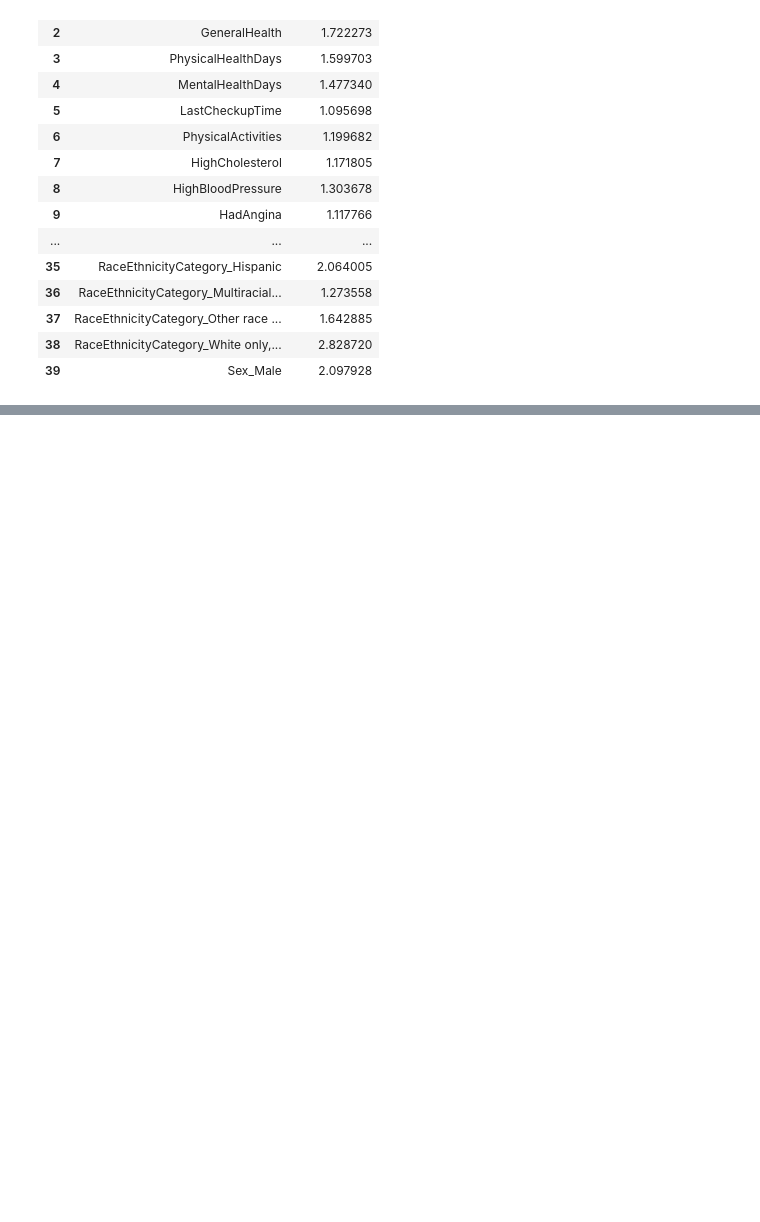
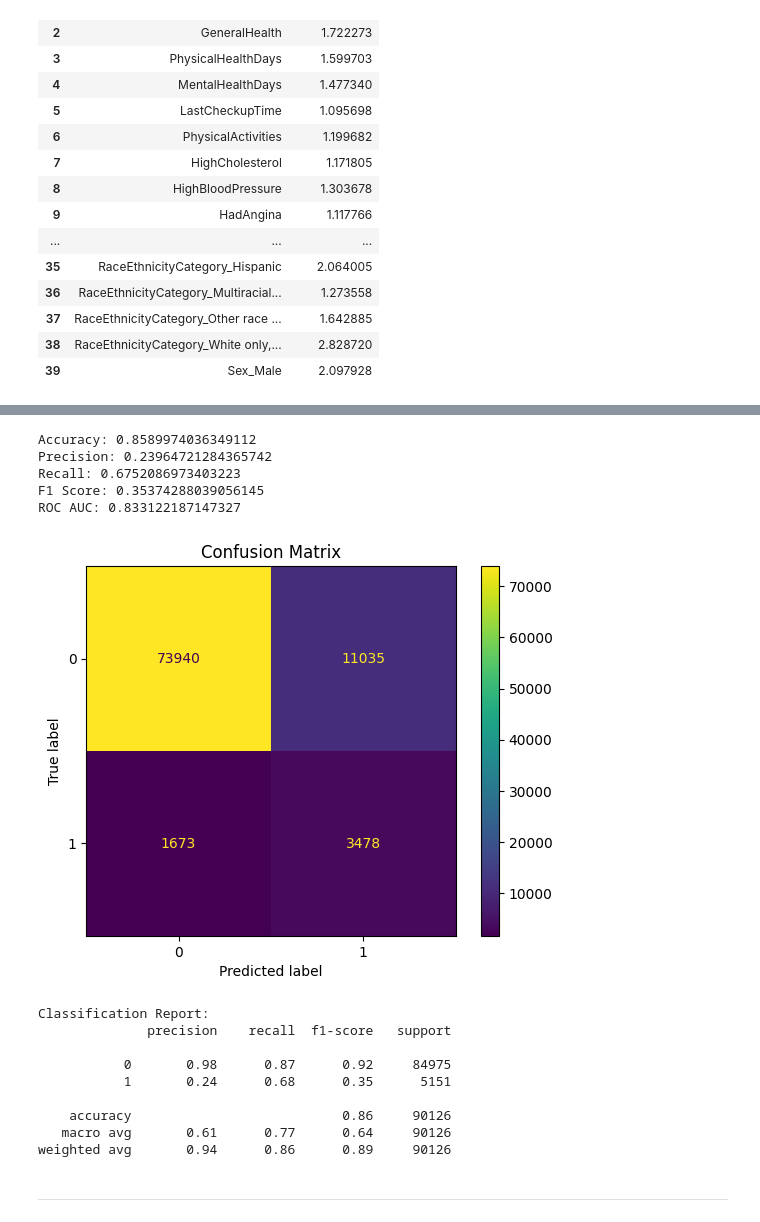
Before and after one commit to RedEye1605/9-Rhendy-Japelhendal-Saragih-Sumbayak-Sheyla-Natasha-Rahma-Ditia, a Jupyter notebook: notebooks/modeling.ipynb, the cells around one changed output, grey strips where cells are left out. Drawn from its saved outputs; the diff is of its cells as text; code cells hidden in the pictures; blank space fills up the shorter version.

```diff
--- a/notebooks/modeling.ipynb
+++ b/notebooks/modeling.ipynb
@@ -536,0 +328,16 @@ AUC-PR                       0.395120
+# %%
+# Shift data untuk memastikan tidak ada nilai negatif
+X_train_scaled_positive = X_train_scaled - X_train_scaled.min(axis=0)
+X_test_scaled_positive = X_test_scaled - X_test_scaled.min(axis=0)
+
+# Apply SelectKBest with Chi-Squared
+selector = SelectKBest(score_func=chi2, k=10)  # Pilih 10 fitur terbaik
+X_train_selected = selector.fit_transform(X_train_scaled_positive, y_train)
+X_test_selected = selector.transform(X_test_scaled_positive)
+# %%
+# 5. **Apply SMOTE for Imbalanced Classes**
+smote = SMOTE(sampling_strategy='auto', random_state=42)
+X_train_smote, y_train_smote = smote.fit_resample(X_train_selected, y_train)
+# %%
+# 6. **Build Logistic Regression Model**
+logreg = LogisticRegression(max_iter=1000, random_state=42)
@@ -536,0 +354,46 @@ AUC-PR                       0.395120
+# %%
+# 8. **Train the model using the entire training set**
+logreg.fit(X_train_smote, y_train_smote)
+
+# 9. **Evaluate the Model**
+y_pred = logreg.predict(X_test_selected)
+y_pred_prob = logreg.predict_proba(X_test_selected)[:, 1]
+
+# 10. **Evaluation Metrics**
+print("Accuracy:", accuracy_score(y_test, y_pred))
+print("Precision:", precision_score(y_test, y_pred))
+print("Recall:", recall_score(y_test, y_pred))
+print("F1 Score:", f1_score(y_test, y_pred))
+print("ROC AUC:", roc_auc_score(y_test, y_pred_prob))
+# %% [output]
+Accuracy: 0.8589974036349112
+Precision: 0.23964721284365742
+Recall: 0.6752086973403223
+F1 Score: 0.35374288039056145
+ROC AUC: 0.833122187147327
+# %%
+# 11. **Confusion Matrix**
+conf_matrix = confusion_matrix(y_test, y_pred)
+conf_matrix_display = ConfusionMatrixDisplay(confusion_matrix=conf_matrix)
+conf_matrix_display.plot()
+plt.title('Confusion Matrix')
+plt.show()
+
+# 12. **Classification Report**
+print("Classification Report:")
+print(classification_report(y_test, y_pred))
+# %% [output]
+[figure, added]
+Classification Report:
+              precision    recall  f1-score   support
+
+           0       0.98      0.87      0.92     84975
+           1       0.24      0.68      0.35      5151
+
+    accuracy                           0.86     90126
+   macro avg       0.61      0.77      0.64     90126
+weighted avg       0.94      0.86      0.89     90126
+# %% [markdown]
+
+
+---
```
Also changed, not shown: parts of 63 cells of this notebook, 1 other file.
